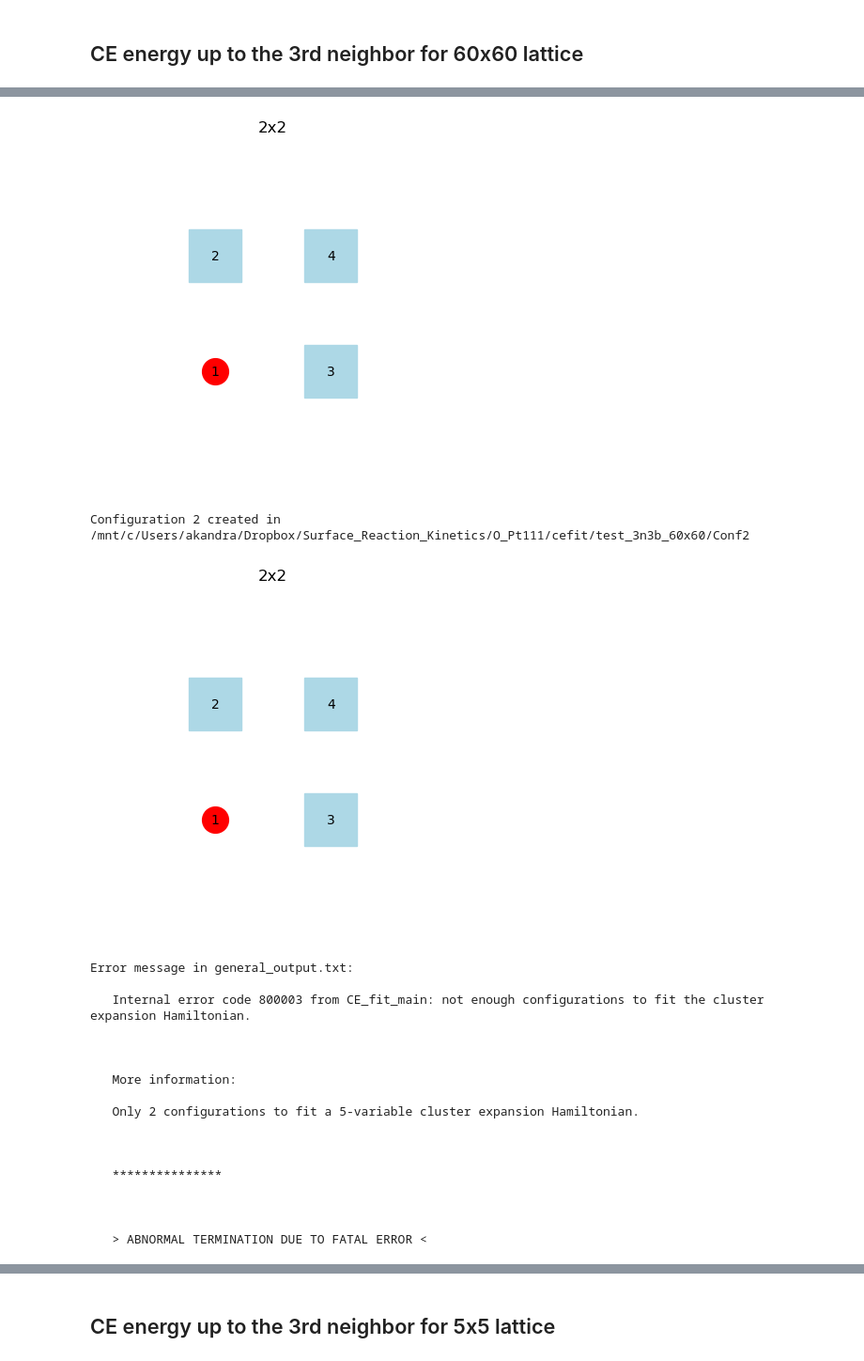
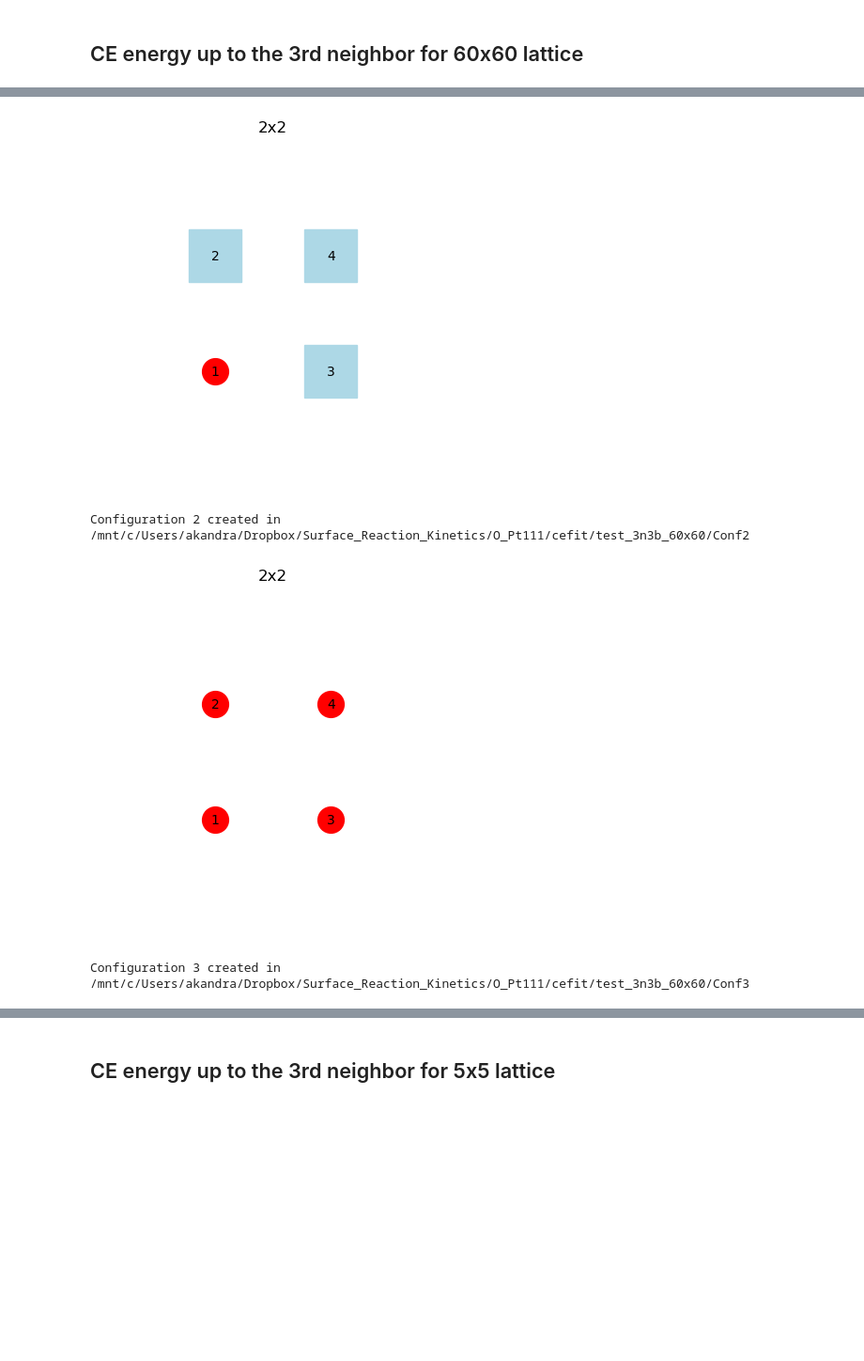
Before and after one commit to akandra/O_Pt111, a Jupyter notebook: O_Pt111-ce_fit.ipynb, the cells around one changed output, grey strips where cells are left out. Shown at 94% size. Drawn from its saved outputs; the diff is of its cells as text; code cells hidden in the pictures; blank space fills up the shorter version.

Commit message:
cluster expansion coefficients calculations for the replicated lattice added

```diff
--- a/O_Pt111-ce_fit.ipynb
+++ b/O_Pt111-ce_fit.ipynb
@@ -15,7 +23,7 @@ zacros3_path = Path("/home/akandra/zacros/zacros_3.03/build_std")
 path_to_Dropbox = Path("/mnt/c/Users/akandra/Dropbox/")
 path_to_data = path_to_Dropbox / "Surface_Reaction_Kinetics/O_Pt111/"
 
-df = get_dft_data(Path(path_to_data / "DFT_data"))
+df = zf.get_dft_data(Path(path_to_data / "DFT_data"))
 
 dfsel = df[(df['functional']=='RPBE') &
            (df['system']=='Pt(111)')]
@@ -113,7 +249,7 @@ except FileExistsError:
 
 # DFT data
 dfz = dfsel[(dfsel['cell_size']=='2x2') & (dfsel['kpoints']=='kp15151')
-                   &(dfsel['adsorbates'].apply(lambda x: len(x)==1))
+                   # &(dfsel['adsorbates'].apply(lambda x: len(x)==1))
                   ].iloc[:]
 ids = [3,26,66,83,1,14,46,98,100,96]
 #dfz = dfsel.loc[ids]
@@ -139,22 +279,6 @@ Directory /mnt/c/Users/akandra/Dropbox/Surface_Reaction_Kinetics/O_Pt111/cefit/t
 | 12 | /mnt/c/Users/akandra/Dropbox/Surf... | Pt(111) | 2x2 | kp15151 | RPBE | [0] | -88.517295 | -82.982669 |
 Configuration 1 created in /mnt/c/Users/akandra/Dropbox/Surface_Reaction_Kinetics/O_Pt111/cefit/test_3n3b_60x60/Conf1
 [figure]
 Configuration 2 created in /mnt/c/Users/akandra/Dropbox/Surface_Reaction_Kinetics/O_Pt111/cefit/test_3n3b_60x60/Conf2
-[figure, old version]
+[figure, new version]
-Error message in general_output.txt:
-
-   Internal error code 800003 from CE_fit_main: not enough configurations to fit the cluster expansion Hamiltonian.
-
-
-
-   More information:
-
-   Only 2 configurations to fit a 5-variable cluster expansion Hamiltonian.
-
-
-
-   ***************
-
-
-
-   > ABNORMAL TERMINATION DUE TO FATAL ERROR <
+Configuration 3 created in /mnt/c/Users/akandra/Dropbox/Surface_Reaction_Kinetics/O_Pt111/cefit/test_3n3b_60x60/Conf3
```
Also changed, not shown: parts of 10 cells of this notebook, 2 other files.
